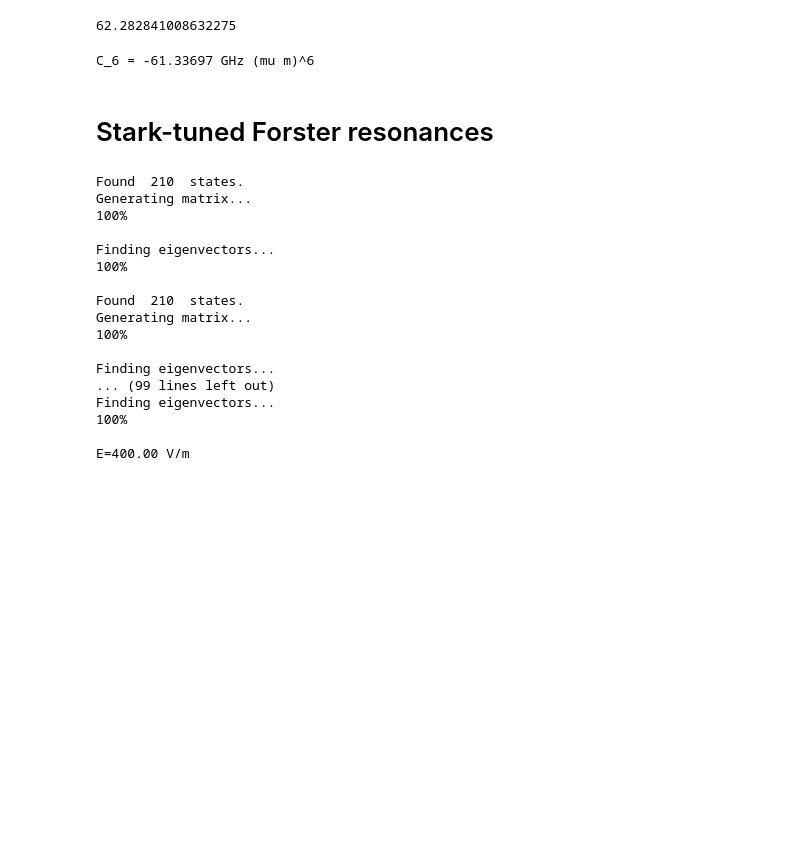
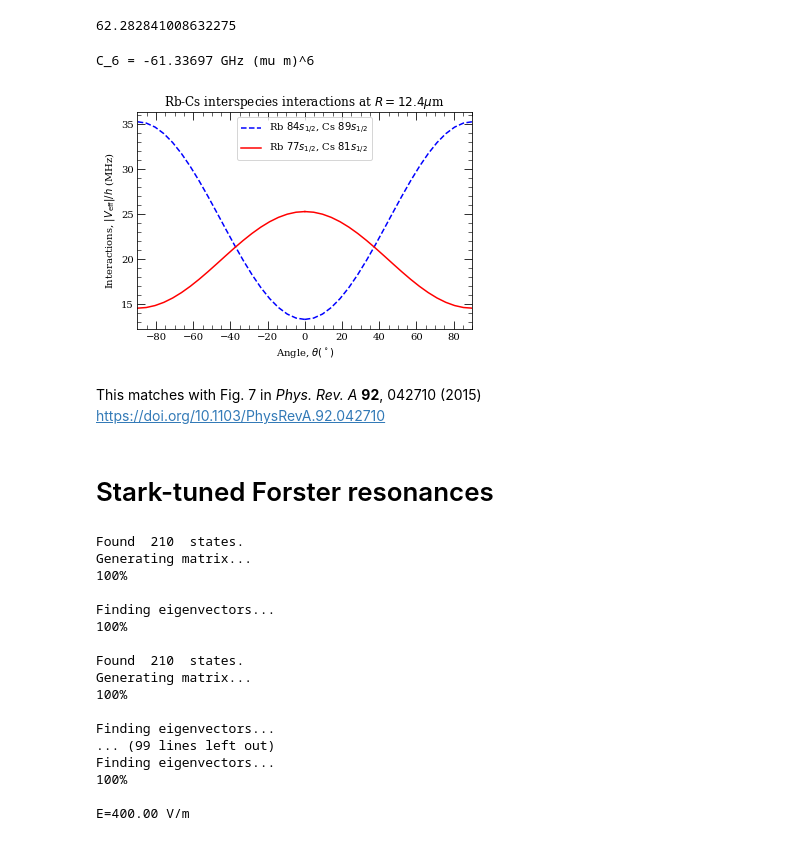
Before and after one commit to nikolasibalic/ARC-Alkali-Rydberg-Calculator, a Jupyter notebook: doc/ARC_3_0_introduction.ipynb, the cells around one changed output. Saved outputs shown, nothing was run; the diff lists cells and outputs as text; code cells hidden in the pictures; blank space fills up the shorter version.

Commit message:
updated Ca ionisation energy and added another example for inter-species pair-state calculations

```diff
--- a/doc/ARC_3_0_introduction.ipynb
+++ b/doc/ARC_3_0_introduction.ipynb
@@ -872,6 +890,67 @@ c6 = calc.getC6perturbatively(0,0, 6, 45e9)
 print("C_6 = %.5f GHz (mu m)^6" % (c6))
 # %% [output]
 C_6 = -61.33697 GHz (mu m)^6
+# %%
+calc1 = PairStateInteractions(
+    Rubidium(),
+    84, 0, 0.5,
+    89, 0, 0.5,
+    0.5, 0.5,
+    s=0.5,
+    atom2=Cesium(),
+    s2=0.5
+    )
+
+calc2 = PairStateInteractions(
+    Rubidium(),
+    77, 0, 0.5,
+    81, 0, 0.5,
+    0.5, 0.5,
+    s=0.5,
+    atom2=Cesium(),
+    s2=0.5
+    )
+# %%
+# specification of question
+
+thetaList = np.linspace(0,pi/2.,20)  # orientations of the two atoms
+atomDistance = 12.7 # mu m
+
+# do calculation 1
+interactionVeff = []
+for t in thetaList:
+    c6 = calc1.getC6perturbatively(t,0.,5,25e9)
+    interactionVeff.append(-(c6/atomDistance**6)*1.e3)
+
+# now plotting
+ax = plt.subplot(111)
+ax.plot(thetaList/pi*180, np.array(interactionVeff),"b--")
+# symetric plot for 0- >-90
+ax.plot(-thetaList/pi*180, np.array(interactionVeff) ,"b--", label="Rb $84 s_{1/2}$, Cs $89 s_{1/2}$")
+
+
+# do calculation 2
+interactionVeff = []
+for t in thetaList:
+    c6 = calc2.getC6perturbatively(t,0.,5,25e9)
+    interactionVeff.append(-(c6/atomDistance**6)*1.e3)
+
+# now plotting
+ax.plot(thetaList/pi*180, np.array(interactionVeff),"r-")
+# symetric plot for 0- >-90
+ax.plot(-thetaList/pi*180, np.array(interactionVeff) ,"r-", label="Rb $77 s_{1/2}$, Cs $81 s_{1/2}$")
+ax.legend()
+
+
+ax.set_xlabel(r"Angle, $\theta (^\circ)$")
+ax.set_ylabel(r"Interactions, $|V_{\rm eff}|/h$ (MHz)")
+ax.set_xlim(-90,90)
+ax.set_title(r"Rb-Cs interspecies interactions at $R=12.4 \mu$m")
+plt.show()
+# %% [output]
+[figure, added]
+# %% [markdown]
+This matches with Fig. 7 in *Phys. Rev. A* **92**, 042710 (2015) [https://doi.org/10.1103/PhysRevA.92.042710](https://doi.org/10.1103/PhysRevA.92.042710)
 # %% [markdown]
 # Stark-tuned Forster resonances
 # %%
```
Also changed, not shown: parts of 3 cells of this notebook, 2 other files.
